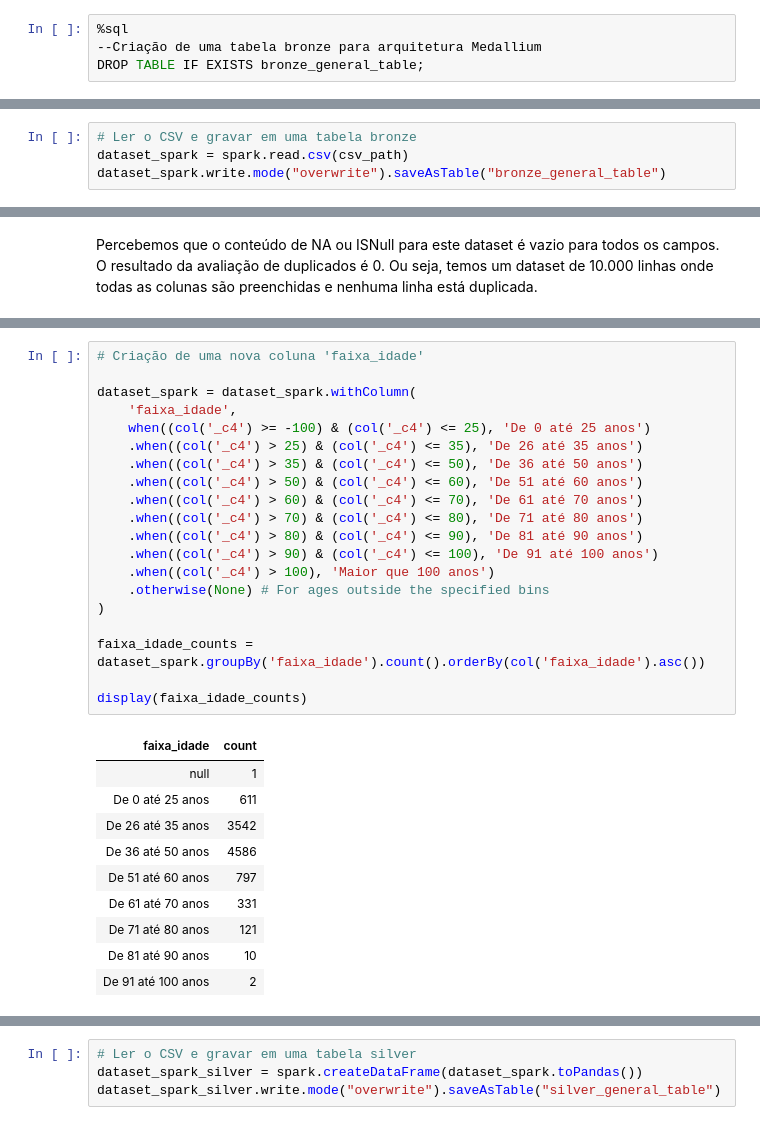
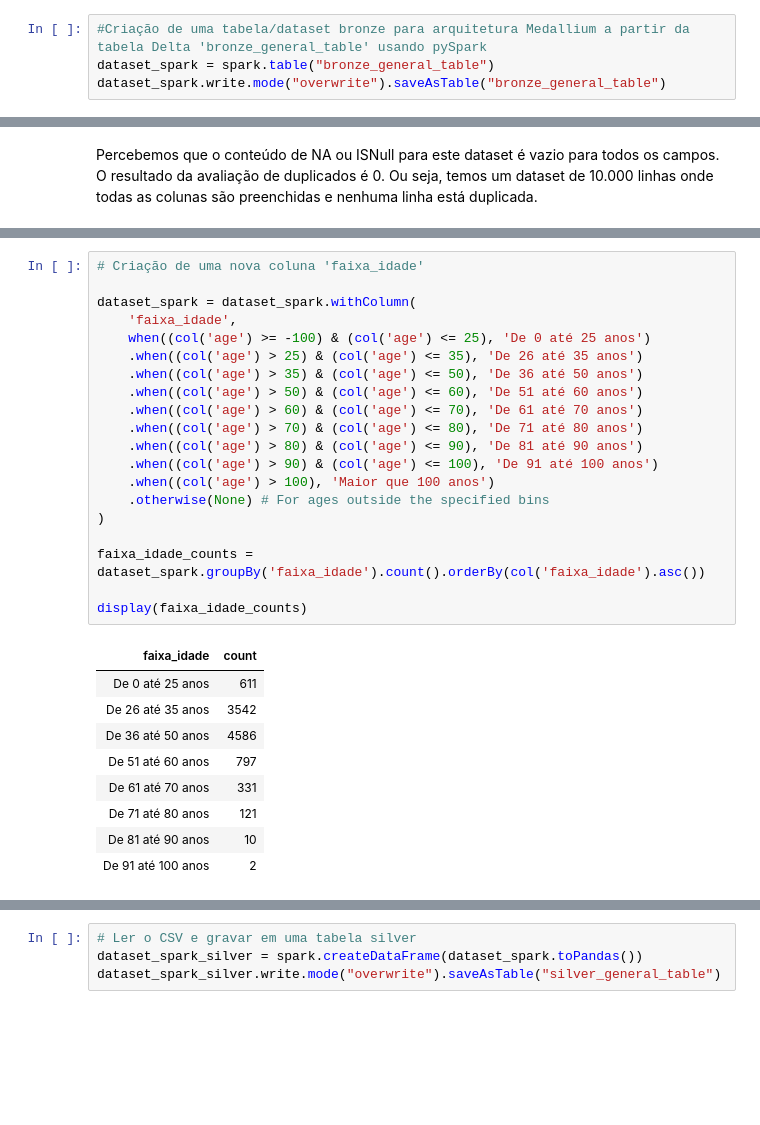
Before and after one commit to zulatopaula/MVP_CD_BankChurn, a Jupyter notebook: PZ_MVP_CD_BankChurn_DE_Final.ipynb, the cells around one changed output, grey strips where cells are left out. Cells and saved outputs as stored; diff of their text form; blank space fills up the shorter version.

```diff
--- a/PZ_MVP_CD_BankChurn_DE_Final.ipynb
+++ b/PZ_MVP_CD_BankChurn_DE_Final.ipynb
@@ -103,6 +127,6 @@ csv_path = "s3://databricks-workspace-stack-f4cd3-bucket/Bank_Customer_Churn_Pre
 ## Criação de uma Arquitetura Medallium
 ###Camada Bronze
 # %%
-%sql
---Criação de uma tabela bronze para arquitetura Medallium
-DROP TABLE IF EXISTS bronze_general_table;
+#Criação de uma tabela/dataset bronze para arquitetura Medallium a partir da tabela Delta 'bronze_general_table' usando pySpark
+dataset_spark = spark.table("bronze_general_table")
+dataset_spark.write.mode("overwrite").saveAsTable("bronze_general_table")
@@ -111,7 +133,3 @@ DROP TABLE IF EXISTS bronze_general_table;
-# %%
-# Ler o CSV e gravar em uma tabela bronze
-dataset_spark = spark.read.csv(csv_path)
-dataset_spark.write.mode("overwrite").saveAsTable("bronze_general_table")
 # %% [markdown]
 Por se tratar de uma camada "Bronze", apenas copiei os dados de origem do Amazon S3 Storage trazendo-o íntegro para análise e armazendo como raw na camada Bronze. Após gravar as informações na tabela bronze segui fazendo uma avaliação breve do conteúdo da tabela através do dataset usando pySpark.
 # %%
@@ -190,26 +206,25 @@ DROP TABLE IF EXISTS silver_general_table;
 # %%
 # Criação de uma nova coluna 'faixa_idade'
 
 dataset_spark = dataset_spark.withColumn(
     'faixa_idade',
-    when((col('_c4') >= -100) & (col('_c4') <= 25), 'De 0 até 25 anos')
-    .when((col('_c4') > 25) & (col('_c4') <= 35), 'De 26 até 35 anos')
-    .when((col('_c4') > 35) & (col('_c4') <= 50), 'De 36 até 50 anos')
-    .when((col('_c4') > 50) & (col('_c4') <= 60), 'De 51 até 60 anos')
-    .when((col('_c4') > 60) & (col('_c4') <= 70), 'De 61 até 70 anos')
-    .when((col('_c4') > 70) & (col('_c4') <= 80), 'De 71 até 80 anos')
-    .when((col('_c4') > 80) & (col('_c4') <= 90), 'De 81 até 90 anos')
-    .when((col('_c4') > 90) & (col('_c4') <= 100), 'De 91 até 100 anos')
-    .when((col('_c4') > 100), 'Maior que 100 anos')
+    when((col('age') >= -100) & (col('age') <= 25), 'De 0 até 25 anos')
+    .when((col('age') > 25) & (col('age') <= 35), 'De 26 até 35 anos')
+    .when((col('age') > 35) & (col('age') <= 50), 'De 36 até 50 anos')
+    .when((col('age') > 50) & (col('age') <= 60), 'De 51 até 60 anos')
+    .when((col('age') > 60) & (col('age') <= 70), 'De 61 até 70 anos')
+    .when((col('age') > 70) & (col('age') <= 80), 'De 71 até 80 anos')
+    .when((col('age') > 80) & (col('age') <= 90), 'De 81 até 90 anos')
+    .when((col('age') > 90) & (col('age') <= 100), 'De 91 até 100 anos')
+    .when((col('age') > 100), 'Maior que 100 anos')
     .otherwise(None) # For ages outside the specified bins
 )
 
 faixa_idade_counts = dataset_spark.groupBy('faixa_idade').count().orderBy(col('faixa_idade').asc())
 
 display(faixa_idade_counts)
 # %% [output]
 | faixa_idade | count |
-| null | 1 |
 | De 0 até 25 anos | 611 |
 | De 26 até 35 anos | 3542 |
 | De 36 até 50 anos | 4586 |
```
Also changed, not shown: parts of 38 cells of this notebook.
